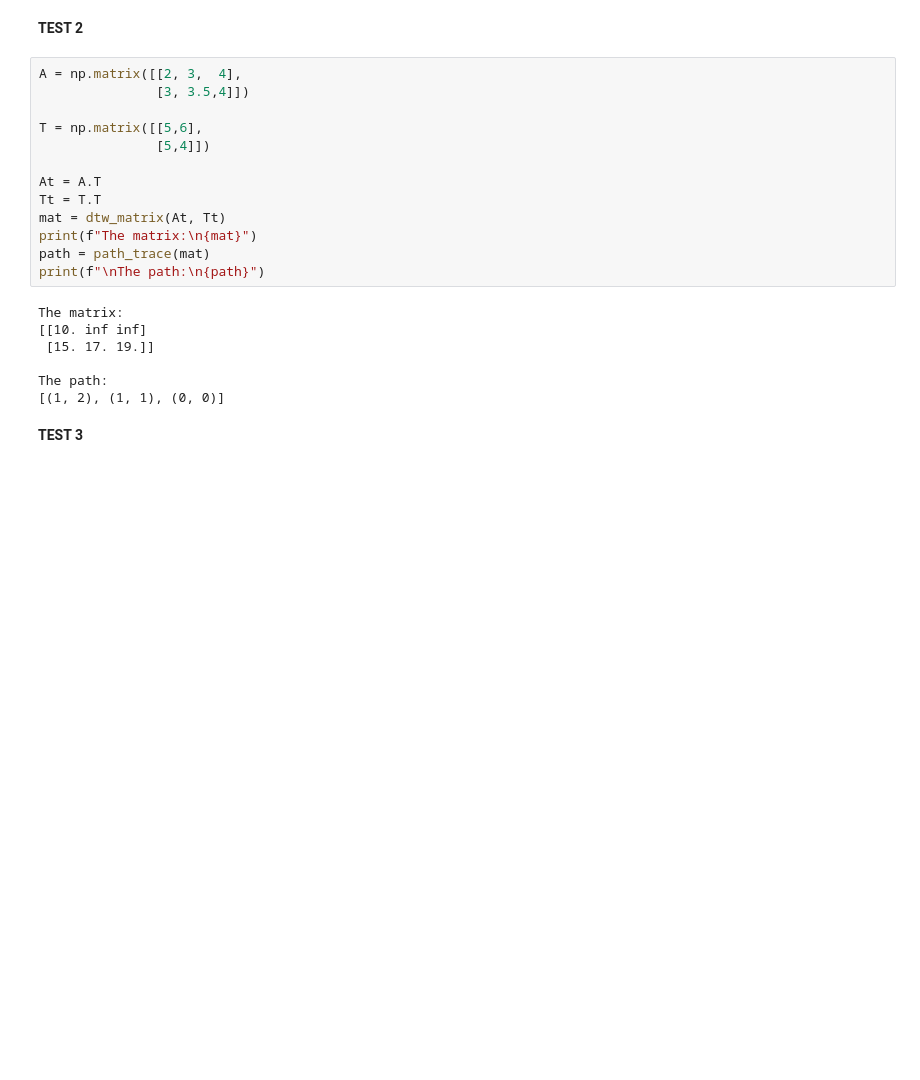
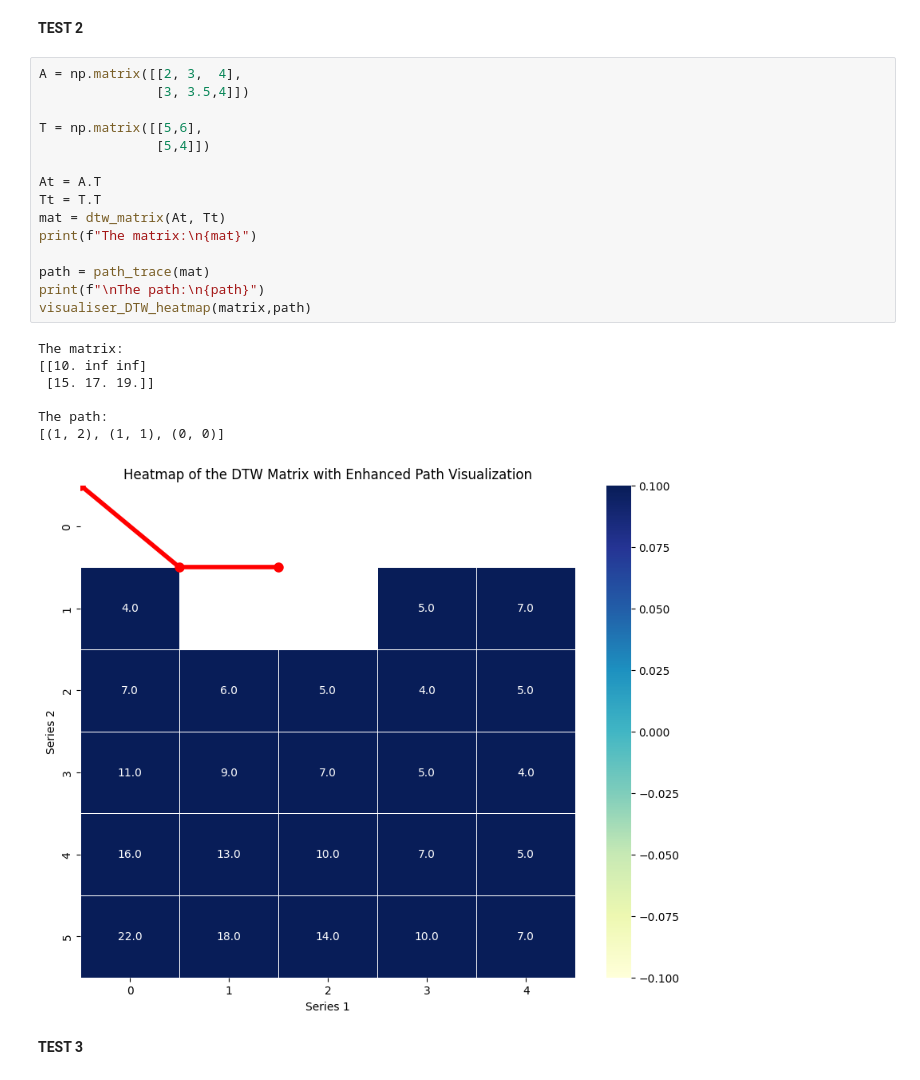
Before and after one commit to ferayame/dtw_algorithm, a Jupyter notebook: DTW.ipynb, the cells around one changed output. Cells and saved outputs as stored; diff of their text form; blank space fills up the shorter version.

```diff
--- a/DTW.ipynb
+++ b/DTW.ipynb
@@ -120,23 +175,26 @@ The Path:
 # %%
 A = np.matrix([[2, 3,  4],
                [3, 3.5,4]])
 
 T = np.matrix([[5,6],
                [5,4]])
 
 At = A.T
 Tt = T.T
 mat = dtw_matrix(At, Tt)
 print(f"The matrix:\n{mat}")
+
 path = path_trace(mat)
 print(f"\nThe path:\n{path}")
+visualiser_DTW_heatmap(matrix,path)
 # %% [output]
 The matrix:
 [[10. inf inf]
  [15. 17. 19.]]
 
 The path:
 [(1, 2), (1, 1), (0, 0)]
+[figure, added]
 # %% [markdown]
 **TEST 3**
 # %%
```
Also changed, not shown: parts of 5 cells of this notebook.
